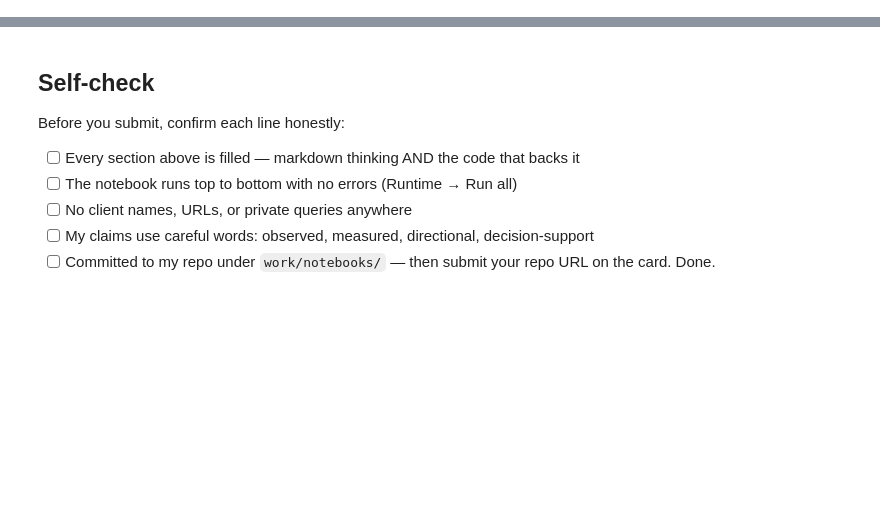
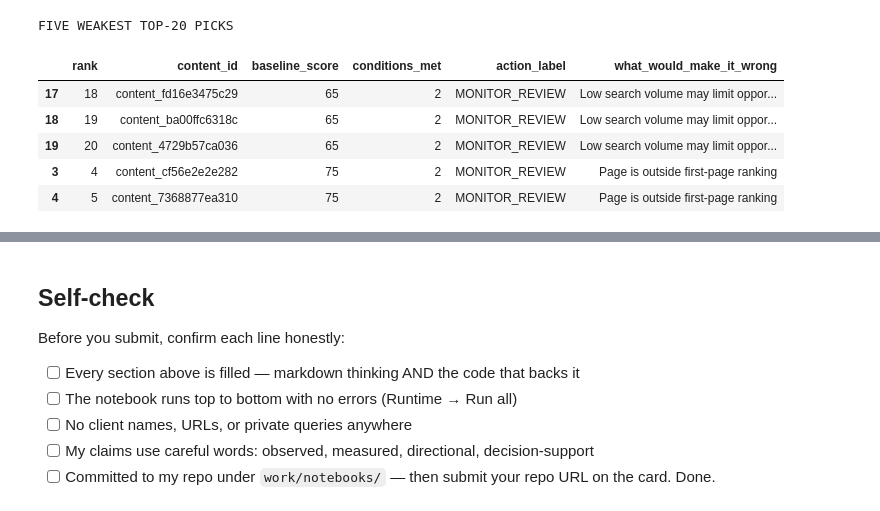
Before and after one commit to sukhman-builds/flyrank-ml-internship, a Jupyter notebook: work/notebooks/w04_baseline_score.ipynb, the cells around one changed output, grey strips where cells are left out. Cells and saved outputs as stored; diff of their text form; code cells hidden in the pictures; blank space fills up the shorter version.

```diff
--- a/work/notebooks/w04_baseline_score.ipynb
+++ b/work/notebooks/w04_baseline_score.ipynb
@@ -36,0 +453,80 @@ This skeleton is yours to fill. Work the sections **in order** — each one has
+# %%
+# 1. Count conditions satisfied by each top-20 page
+
+top20["conditions_met"] = (
+    (top20["days_since_last_update"] >= 180).astype(int)
+    +
+    (top20["impressions_90d"] >= 500).astype(int)
+    +
+    (
+        (top20["avg_position"] > 0) &
+        (top20["avg_position"] <= 10)
+    ).astype(int)
+)
+
+# 2. Find five weakest picks
+
+weak_picks = top20.sort_values(
+    ["conditions_met", "baseline_score"],
+    ascending=[True, True]
+).head(5)
+
+print("FIVE WEAKEST TOP-20 PICKS")
+
+display(
+    weak_picks[
+        [
+            "rank",
+            "content_id",
+            "baseline_score",
+            "conditions_met",
+            "action_label",
+            "what_would_make_it_wrong"
+        ]
+    ]
+)
+
+# 3. Leakage audit
+
+score_features = [
+    "days_since_last_update",
+    "impressions_90d",
+    "avg_position"
+]
+
+forbidden_features = [
+    "trend_direction",
+    "trend_pct",
+    "is_declining_label"
+]
+
+leaked_features = set(score_features) & set(forbidden_features)
+
+assert not leaked_features, "Label leakage detected!"
+
+print("\nLEAKAGE AUDIT")
+print("Scoring features:", score_features)
+print("Label-derived features used:", list(leaked_features))
+
+# 4. Product flag check
+
+product_flag_columns = [
+    col for col in df.columns
+    if "product_flag" in col.lower()
+]
+
+used_product_flags = set(score_features) & set(product_flag_columns)
+
+assert not used_product_flags, "Product flag leakage detected!"
+
+print("Product flags used:", list(used_product_flags))
+print("Future-window features used in scoring: None")
+print("\nLeakage checks passed.")
+# %% [output]
+FIVE WEAKEST TOP-20 PICKS
+|  | rank | content_id | baseline_score | conditions_met | action_label | what_would_make_it_wrong |
+| 17 | 18 | content_fd16e3475c29 | 65 | 2 | MONITOR_REVIEW | Low search volume may limit oppor... |
+| 18 | 19 | content_ba00ffc6318c | 65 | 2 | MONITOR_REVIEW | Low search volume may limit oppor... |
+| 19 | 20 | content_4729b57ca036 | 65 | 2 | MONITOR_REVIEW | Low search volume may limit oppor... |
+| 3 | 4 | content_cf56e2e2e282 | 75 | 2 | MONITOR_REVIEW | Page is outside first-page ranking |
+| 4 | 5 | content_7368877ea310 | 75 | 2 | MONITOR_REVIEW | Page is outside first-page ranking |
```
Also changed, not shown: parts of 17 cells of this notebook.
